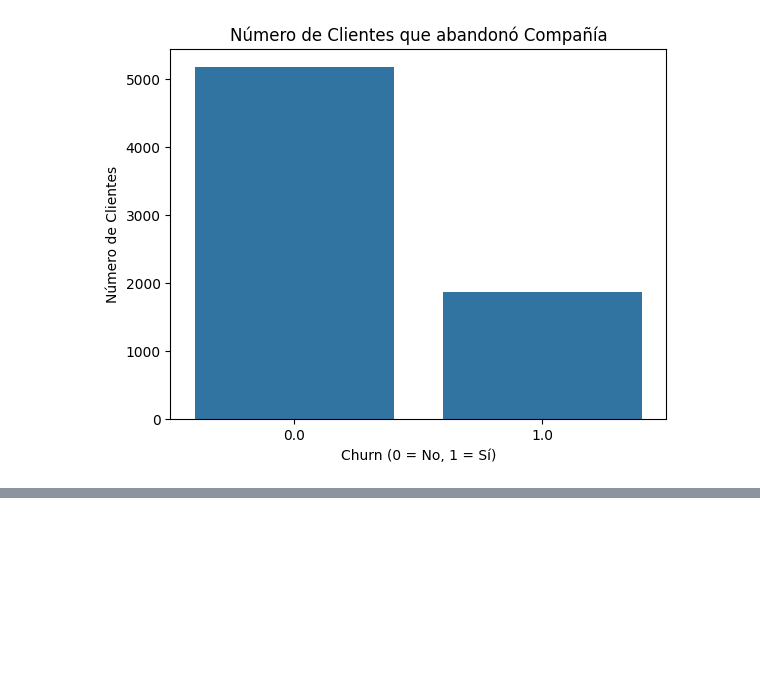
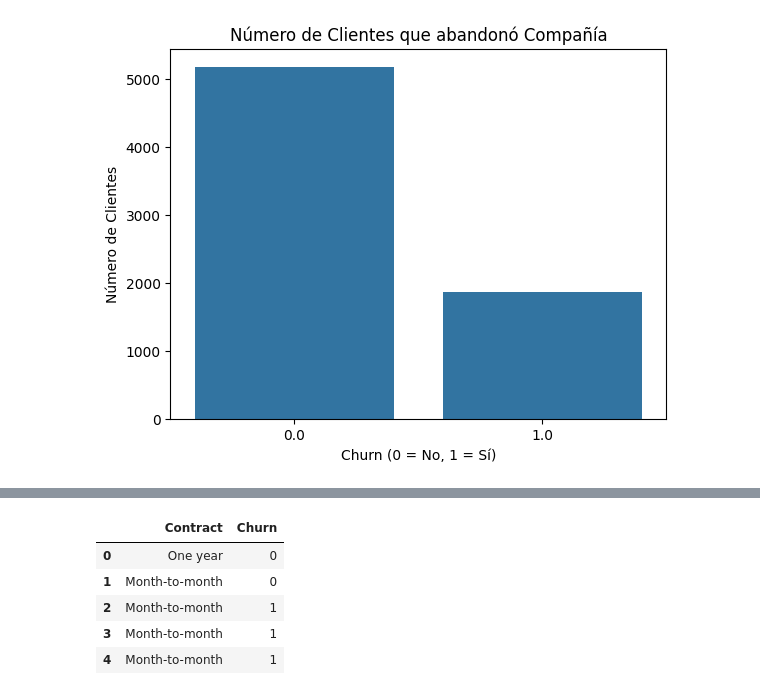
Before and after one commit to Antonio-B85/challenge-Parte-2--TelecomX, a Jupyter notebook: TelecomX_Parte2.ipynb, the cells around one changed output, grey strips where cells are left out. Saved outputs shown, nothing was run; the diff lists cells and outputs as text; code cells hidden in the pictures; blank space fills up the shorter version.

```diff
--- a/TelecomX_Parte2.ipynb
+++ b/TelecomX_Parte2.ipynb
@@ -381,0 +445,10 @@ plt.show()
+# %%
+df_contrato_churn['Churn'] = df_contrato_churn['Churn'].replace({'No': 0, 'Yes': 1})
+df_contrato_churn.head()
+# %% [output]
+|  | Contract | Churn |
+| 0 | One year | 0 |
+| 1 | Month-to-month | 0 |
+| 2 | Month-to-month | 1 |
+| 3 | Month-to-month | 1 |
+| 4 | Month-to-month | 1 |
```
Also changed, not shown: parts of 11 cells of this notebook.
